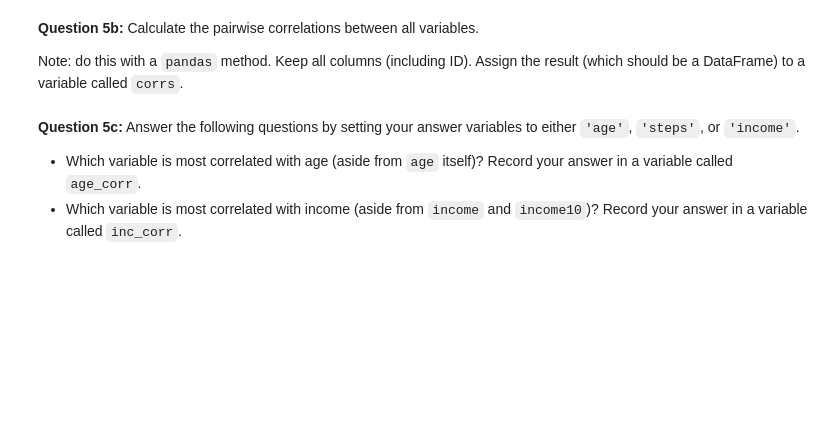
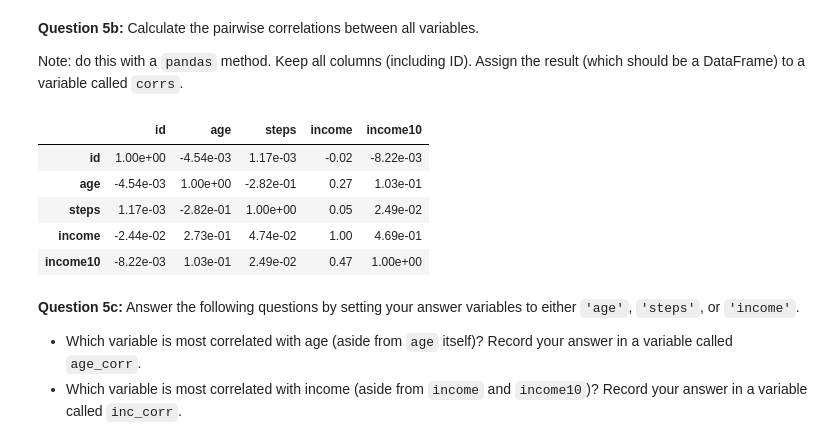
Before and after one commit to kimJustinJW/Assignments, a Jupyter notebook: A2/A2_DataExploration.ipynb, the cells around one changed output. Cells and saved outputs as stored; diff of their text form; code cells hidden in the pictures; blank space fills up the shorter version.

```diff
--- a/A2/A2_DataExploration.ipynb
+++ b/A2/A2_DataExploration.ipynb
@@ -491,3 +498,13 @@ raise NotImplementedError()
+# %%
+corrs = df.corr()
+corrs
+# %% [output]
+|  | id | age | steps | income | income10 |
+| id | 1.00e+00 | -4.54e-03 | 1.17e-03 | -0.02 | -8.22e-03 |
+| age | -4.54e-03 | 1.00e+00 | -2.82e-01 | 0.27 | 1.03e-01 |
+| steps | 1.17e-03 | -2.82e-01 | 1.00e+00 | 0.05 | 2.49e-02 |
+| income | -2.44e-02 | 2.73e-01 | 4.74e-02 | 1.00 | 4.69e-01 |
+| income10 | -8.22e-03 | 1.03e-01 | 2.49e-02 | 0.47 | 1.00e+00 |
 # %%
 # Tests for 5b
 
```
Also changed, not shown: parts of 28 cells of this notebook.
